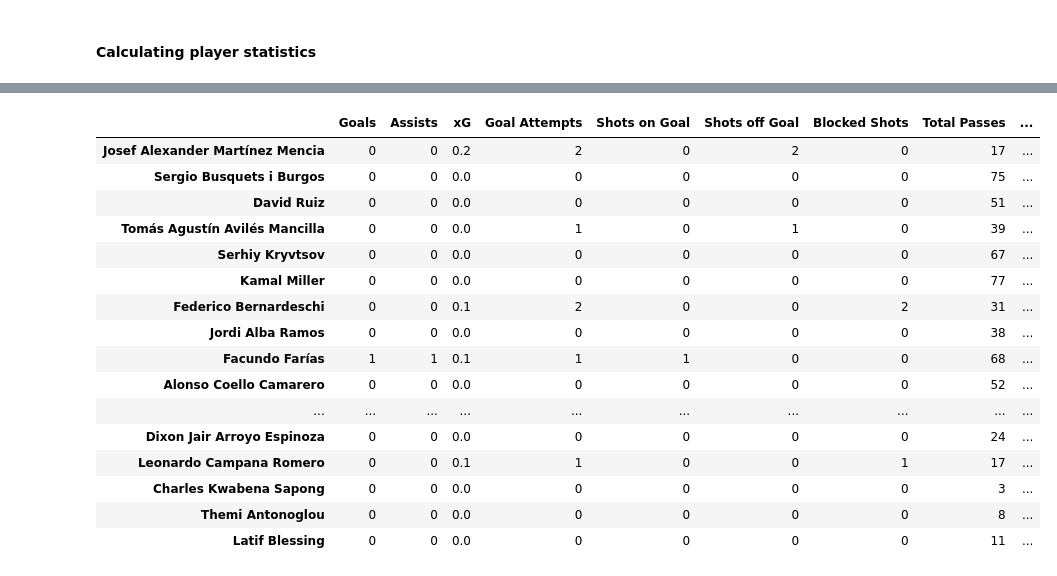
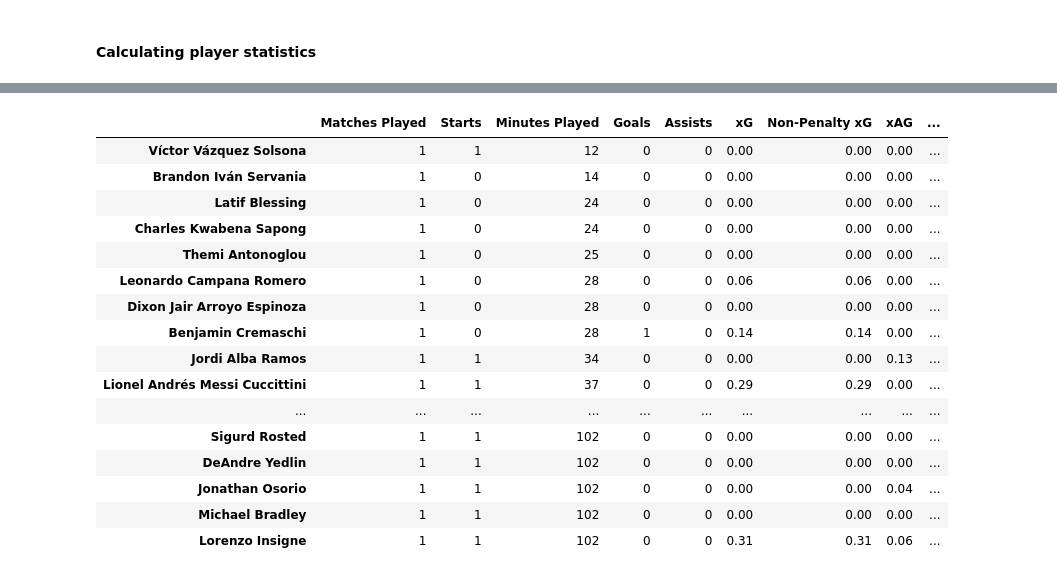
Before and after one commit to akyuzdilhan/FootballDataLab, a Jupyter notebook: AnalyseStatsBomb.ipynb, the cells around one changed output, grey strips where cells are left out. Saved outputs shown, nothing was run; the diff lists cells and outputs as text; code cells hidden in the pictures.

Commit message:
Creation of the Plotly Dash table for player statistics and correction and addition of statistics analyzed with StatsBomb for a match.

```diff
--- a/AnalyseStatsBomb.ipynb
+++ b/AnalyseStatsBomb.ipynb
@@ -525,13 +525,13 @@ players_image_vertical_formation(events_df, tactics)
 # %%
 def round_metrics(df, columns=None):
     if columns is None:
-        columns = ['xG', 'Pass Accuracy', 'Dribble Success Rate']
+        columns = ['xG', 'Pass Accuracy', 'Dribble Success Rate', 'Non-Penalty xG', 'xAG']
 
     for col in df.columns:
         if col not in columns:
             df[col] = df[col].round().astype(int)
         else:
-            df[col] = df[col].round(1)
+            df[col] = df[col].round(2)
 
     return df
 
@@ -566,5 +566,12 @@ def calculate_progressive_passes(player_data):
         ):
             progressive_passes += 1
     return progressive_passes
+
+def calculate_xAG(events_df, passes):
+    xAG_total = 0
+    for _, key_pass in passes.iterrows():
+        assisted_shot_xG = events_df[events_df['id'] == key_pass['pass_assisted_shot_id']]['shot_statsbomb_xg'].sum()
+        xAG_total += assisted_shot_xG
+    return xAG_total
 # %%
 def calculate_shot_metrics(data):
@@ -703,11 +715,11 @@ team_metrics_df
 def calculate_player_metrics(events_df, tactics):
     players = events_df[events_df['player_name'].notna()]['player_name'].unique()
     player_metrics = {player: {
-        'Goals': 0, 'Assists': 0, 'xG': 0, 'Goal Attempts': 0, 'Shots on Goal': 0, 'Shots off Goal': 0,  'Blocked Shots': 0,
-        'Total Passes': 0, 'Successful Passes': 0, 'Pass Accuracy': 0, 'Key Passes': 0, 'Short Passes': 0, 'Long Passes': 0, 'Passes into Penalty Area': 0,
-        'Total Dribbles': 0, 'Successful Dribbles': 0, 'Dribble Success Rate': 0, 'Progressive Carries': 0, 'Progressive Passes': 0, 'Touches': 0, 'Touches in Opponent’s Box': 0,
-        'Tackles': 0, 'Tackles Won': 0, 'Tackles Lost': 0, 'Interceptions': 0, 'Recoveries': 0, 'Clearances': 0, 'Blocks': 0, 'Aerial Duels Won': 0, 'Aerial Duels Lost': 0,
-        'Fouls Committed': 0, 'Fouls Won': 0, 'Yellow Cards': 0, 'Red Cards': 0, 'Minutes Played': 0,
+        'Matches Played': 0, 'Starts': 0, 'Minutes Played': 0, 'Goals': 0, 'Assists': 0, 'xG': 0, 'Non-Penalty xG': 0, 'xAG': 0, 'Goal Attempts': 0, 'Shots on Goal': 0, 'Shots off Goal': 0,
+        'Blocked Shots': 0, 'Penalty Kicks Made': 0, 'Penalty Kicks Attempted': 0, 'Total Passes': 0, 'Successful Passes': 0, 'Pass Accuracy': 0, 'Key Passes': 0, 'Short Passes': 0,
+        'Long Passes': 0, 'Passes into Penalty Area': 0, 'Progressive Passes Received': 0, 'Total Dribbles': 0, 'Successful Dribbles': 0, 'Dribble Success Rate': 0,
+        'Progressive Carries': 0, 'Progressive Passes': 0, 'Touches': 0, 'Touches in Opponent’s Box': 0, 'Tackles': 0, 'Tackles Won': 0, 'Tackles Lost': 0, 'Interceptions': 0, 'Recoveries': 0,
+        'Clearances': 0, 'Blocks': 0, 'Aerial Duels Won': 0, 'Aerial Duels Lost': 0, 'Fouls Committed': 0, 'Fouls Won': 0, 'Yellow Cards': 0, 'Red Cards': 0,
     } for player in players}
 
     # Half durations
@@ -722,32 +734,37 @@ def calculate_player_metrics(events_df, tactics):
     for player in players:
         player_data = events_df[events_df['player_name'] == player]
 
+        player_metrics[player]['Matches Played'] = 1
         # Minutes played
         if player in starting_xi:
+            player_metrics[player]['Starts'] = 1
             player_metrics[player]['Minutes Played'] = calculate_minutes_played(player_data, first_half_duration, second_half_duration)
         else:
             substitutions_on = events_df[events_df['substitution_replacement_name'] == player]
             if not substitutions_on.empty:
                 start_minute = substitutions_on['timestamp'].min().total_seconds() / 60
+                if substitutions_on['period'].iloc[0] == 2:
+                    start_minute = start_minute + first_half_duration
                 player_metrics[player]['Minutes Played'] = calculate_minutes_played(player_data, first_half_duration, second_half_duration, start_minute=start_minute)
 
         # Statistics
-        calculate_individual_metrics(player_metrics, player, player_data)
+        calculate_individual_metrics(player_metrics, player, player_data, events_df)
 
     return round_metrics(pd.DataFrame(player_metrics).T)
 
 def calculate_minutes_played(player_data, first_half_duration, second_half_duration, start_minute=0):
-    substitutions_off = player_data[(player_data['type_name'] == 'Substitution') & (player_data['sub_type_name'] == 'Off')]
+    substitutions_off = player_data[player_data['type_name'] == 'Substitution']
     if not substitutions_off.empty:
         end_timestamp = substitutions_off['timestamp'].min()
         end_minute = end_timestamp.total_seconds() / 60
-        if substitutions_off['period'].iloc[0] == 1:
-            return end_minute + second_half_duration
-        return end_minute - start_minute
+        duration = end_minute
+        if substitutions_off['period'].iloc[0] == 2:
+            duration = duration + first_half_duration
+        return duration - start_minute
     return first_half_duration + second_half_duration - start_minute
 
-def calculate_individual_metrics(player_metrics, player, player_data):
-    # Goal statistics
+def calculate_individual_metrics(player_metrics, player, player_data, events_df):
+    # Shot statistics
     shots = player_data[player_data['type_name'] == 'Shot']
     shot_metrics = calculate_shot_metrics(shots)
     player_metrics[player].update(shot_metrics)
@@ -756,6 +773,8 @@ def calculate_individual_metrics(player_metrics, player, player_data):
     passes = player_data[player_data['type_name'] == 'Pass']
     passing_metrics = calculate_passing_metrics(passes)
     player_metrics[player].update(passing_metrics)
+    player_metrics[player]['Assists'] = len(passes[passes['pass_goal_assist'] == True])
+    player_metrics[player]['xAG'] = calculate_xAG(events_df, passes)
 
     # Dribble statistics
     dribbles = player_data[player_data['type_name'] == 'Dribble']
@@ -764,6 +783,7 @@ def calculate_individual_metrics(player_metrics, player, player_data):
 
     # Progressive statistics
     progressive_metrics = calculate_progressive_metrics(player_data)
+    player_metrics[player]['Progressive Passes Received'] = calculate_progressive_passes(events_df[events_df['pass_recipient_name'] == player])
     player_metrics[player].update(progressive_metrics)
 
     touches = player_data[
@@ -785,21 +826,21 @@ def calculate_individual_metrics(player_metrics, player, player_data):
 # %%
 player_metrics_df = calculate_player_metrics(events_df, tactics)
-player_metrics_df
+player_metrics_df.sort_values('Minutes Played')
 # %% [output]
-|  | Goals | Assists | xG | Goal Attempts | Shots on Goal | Shots off Goal | Blocked Shots | Total Passes | ... |
-| Josef Alexander Martínez Mencia | 0 | 0 | 0.2 | 2 | 0 | 2 | 0 | 17 | ... |
-| Sergio Busquets i Burgos | 0 | 0 | 0.0 | 0 | 0 | 0 | 0 | 75 | ... |
-| David Ruiz | 0 | 0 | 0.0 | 0 | 0 | 0 | 0 | 51 | ... |
-| Tomás Agustín Avilés Mancilla | 0 | 0 | 0.0 | 1 | 0 | 1 | 0 | 39 | ... |
-| Serhiy Kryvtsov | 0 | 0 | 0.0 | 0 | 0 | 0 | 0 | 67 | ... |
-| Kamal Miller | 0 | 0 | 0.0 | 0 | 0 | 0 | 0 | 77 | ... |
-| Federico Bernardeschi | 0 | 0 | 0.1 | 2 | 0 | 0 | 2 | 31 | ... |
-| Jordi Alba Ramos | 0 | 0 | 0.0 | 0 | 0 | 0 | 0 | 38 | ... |
-| Facundo Farías | 1 | 1 | 0.1 | 1 | 1 | 0 | 0 | 68 | ... |
-| Alonso Coello Camarero | 0 | 0 | 0.0 | 0 | 0 | 0 | 0 | 52 | ... |
+|  | Matches Played | Starts | Minutes Played | Goals | Assists | xG | Non-Penalty xG | xAG | ... |
+| Víctor Vázquez Solsona | 1 | 1 | 12 | 0 | 0 | 0.00 | 0.00 | 0.00 | ... |
+| Brandon Iván Servania | 1 | 0 | 14 | 0 | 0 | 0.00 | 0.00 | 0.00 | ... |
+| Latif Blessing | 1 | 0 | 24 | 0 | 0 | 0.00 | 0.00 | 0.00 | ... |
+| Charles Kwabena Sapong | 1 | 0 | 24 | 0 | 0 | 0.00 | 0.00 | 0.00 | ... |
+| Themi Antonoglou | 1 | 0 | 25 | 0 | 0 | 0.00 | 0.00 | 0.00 | ... |
+| Leonardo Campana Romero | 1 | 0 | 28 | 0 | 0 | 0.06 | 0.06 | 0.00 | ... |
+| Dixon Jair Arroyo Espinoza | 1 | 0 | 28 | 0 | 0 | 0.00 | 0.00 | 0.00 | ... |
+| Benjamin Cremaschi | 1 | 0 | 28 | 1 | 0 | 0.14 | 0.14 | 0.00 | ... |
+| Jordi Alba Ramos | 1 | 1 | 34 | 0 | 0 | 0.00 | 0.00 | 0.13 | ... |
+| Lionel Andrés Messi Cuccittini | 1 | 1 | 37 | 0 | 0 | 0.29 | 0.29 | 0.00 | ... |
 | ... | ... | ... | ... | ... | ... | ... | ... | ... | ... |
-| Dixon Jair Arroyo Espinoza | 0 | 0 | 0.0 | 0 | 0 | 0 | 0 | 24 | ... |
-| Leonardo Campana Romero | 0 | 0 | 0.1 | 1 | 0 | 0 | 1 | 17 | ... |
-| Charles Kwabena Sapong | 0 | 0 | 0.0 | 0 | 0 | 0 | 0 | 3 | ... |
-| Themi Antonoglou | 0 | 0 | 0.0 | 0 | 0 | 0 | 0 | 8 | ... |
-| Latif Blessing | 0 | 0 | 0.0 | 0 | 0 | 0 | 0 | 11 | ... |
+| Sigurd Rosted | 1 | 1 | 102 | 0 | 0 | 0.00 | 0.00 | 0.00 | ... |
+| DeAndre Yedlin | 1 | 1 | 102 | 0 | 0 | 0.00 | 0.00 | 0.00 | ... |
+| Jonathan Osorio | 1 | 1 | 102 | 0 | 0 | 0.00 | 0.00 | 0.04 | ... |
+| Michael Bradley | 1 | 1 | 102 | 0 | 0 | 0.00 | 0.00 | 0.00 | ... |
+| Lorenzo Insigne | 1 | 1 | 102 | 0 | 0 | 0.31 | 0.31 | 0.06 | ... |
```
Also changed, not shown: parts of 6 cells of this notebook, 8 other files.
